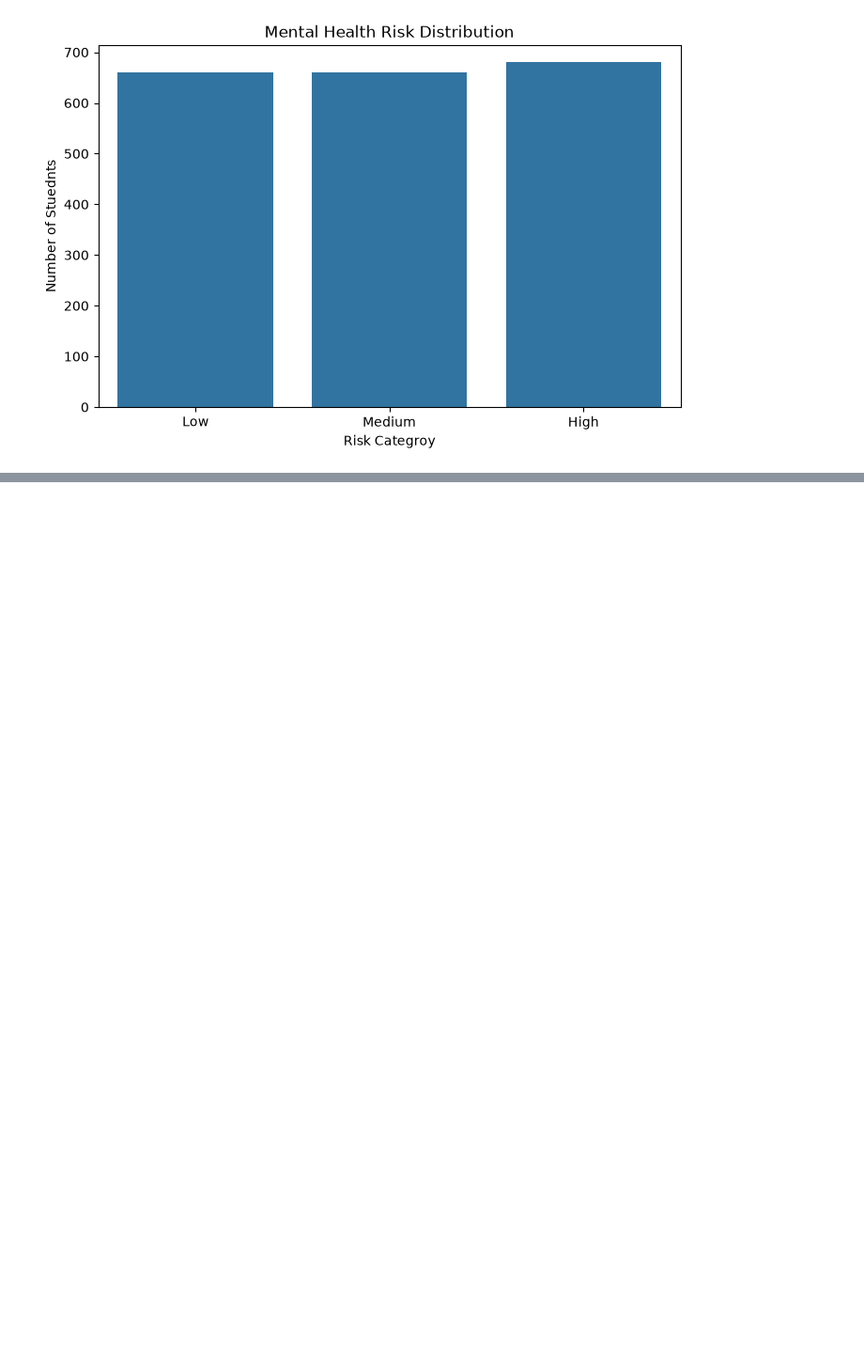
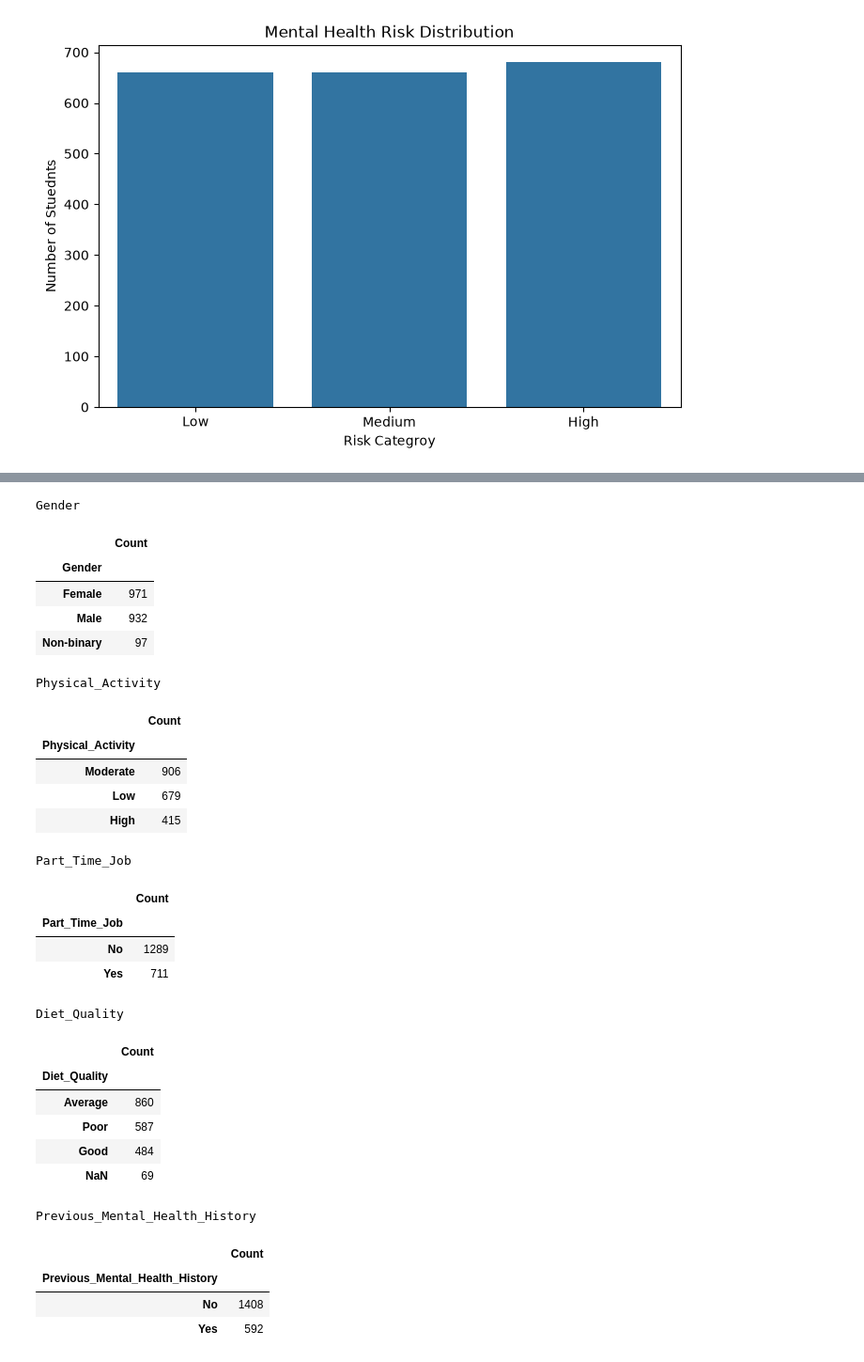
Before and after one commit to lahcen404/MindScope, a Jupyter notebook: notebooks/EDA.ipynb, the cells around one changed output, grey strips where cells are left out. Shown at 94% size. Cells and saved outputs as stored; diff of their text form; code cells hidden in the pictures; blank space fills up the shorter version.

```diff
--- a/notebooks/EDA.ipynb
+++ b/notebooks/EDA.ipynb
@@ -192,0 +244,6 @@ plt.show()
+# %%
+for column in categorical_columns:
+    print(f"\n--- {column} ---")
+    print(df[column].value_counts())
+    print("\nPercentages:")
+    print(df[column].value_counts(normalize=True).mul(100).round(2))
@@ -192,0 +268,36 @@ plt.show()
+# %%
+for column in categorical_columns:
+    print(f"\n{column}")
+    display(
+        df[column].value_counts(dropna=False).to_frame("Count")
+    )
+# %% [output]
+Gender
+|  | Count |
+| Gender |  |
+| Female | 971 |
+| Male | 932 |
+| Non-binary | 97 |
+Physical_Activity
+|  | Count |
+| Physical_Activity |  |
+| Moderate | 906 |
+| Low | 679 |
+| High | 415 |
+Part_Time_Job
+|  | Count |
+| Part_Time_Job |  |
+| No | 1289 |
+| Yes | 711 |
+Diet_Quality
+|  | Count |
+| Diet_Quality |  |
+| Average | 860 |
+| Poor | 587 |
+| Good | 484 |
+| NaN | 69 |
+Previous_Mental_Health_History
+|  | Count |
+| Previous_Mental_Health_History |  |
+| No | 1408 |
+| Yes | 592 |
```
Also changed, not shown: parts of 5 cells of this notebook.
